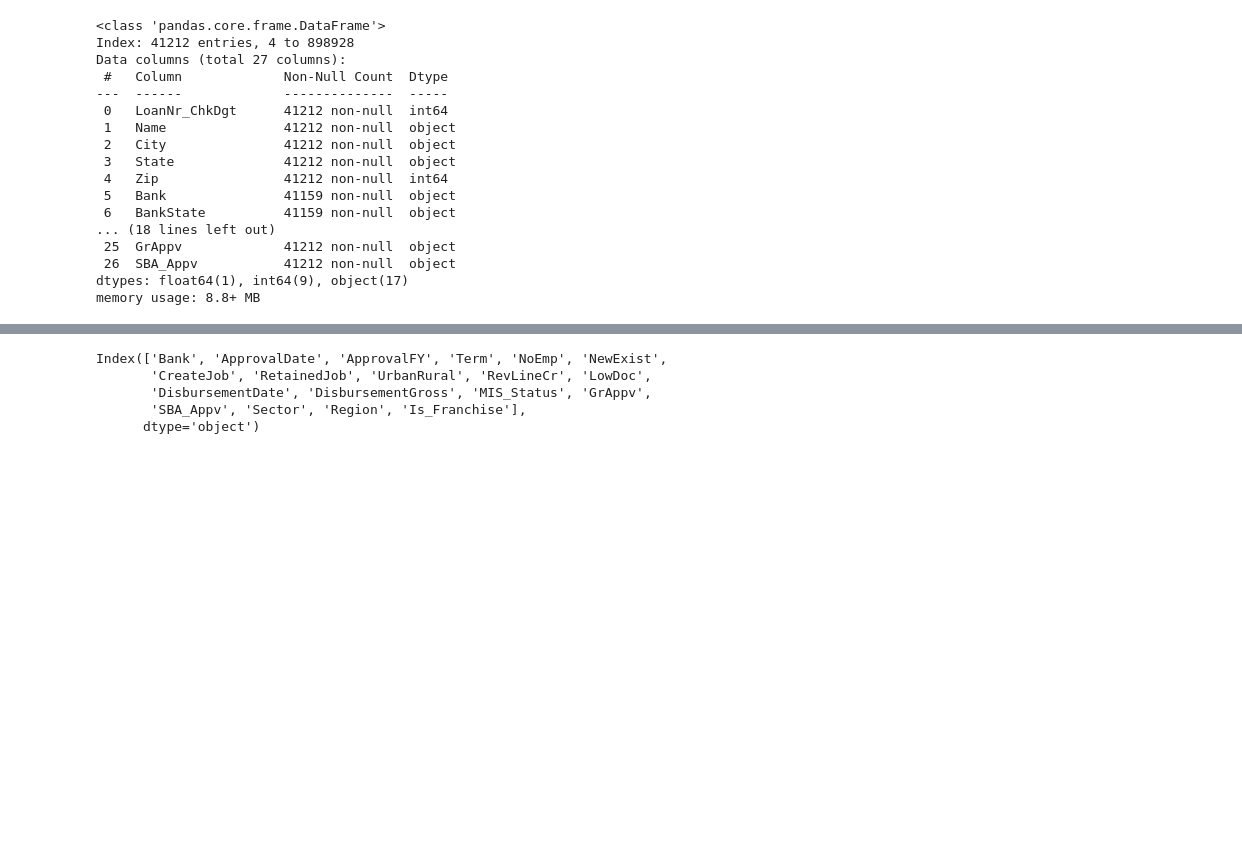
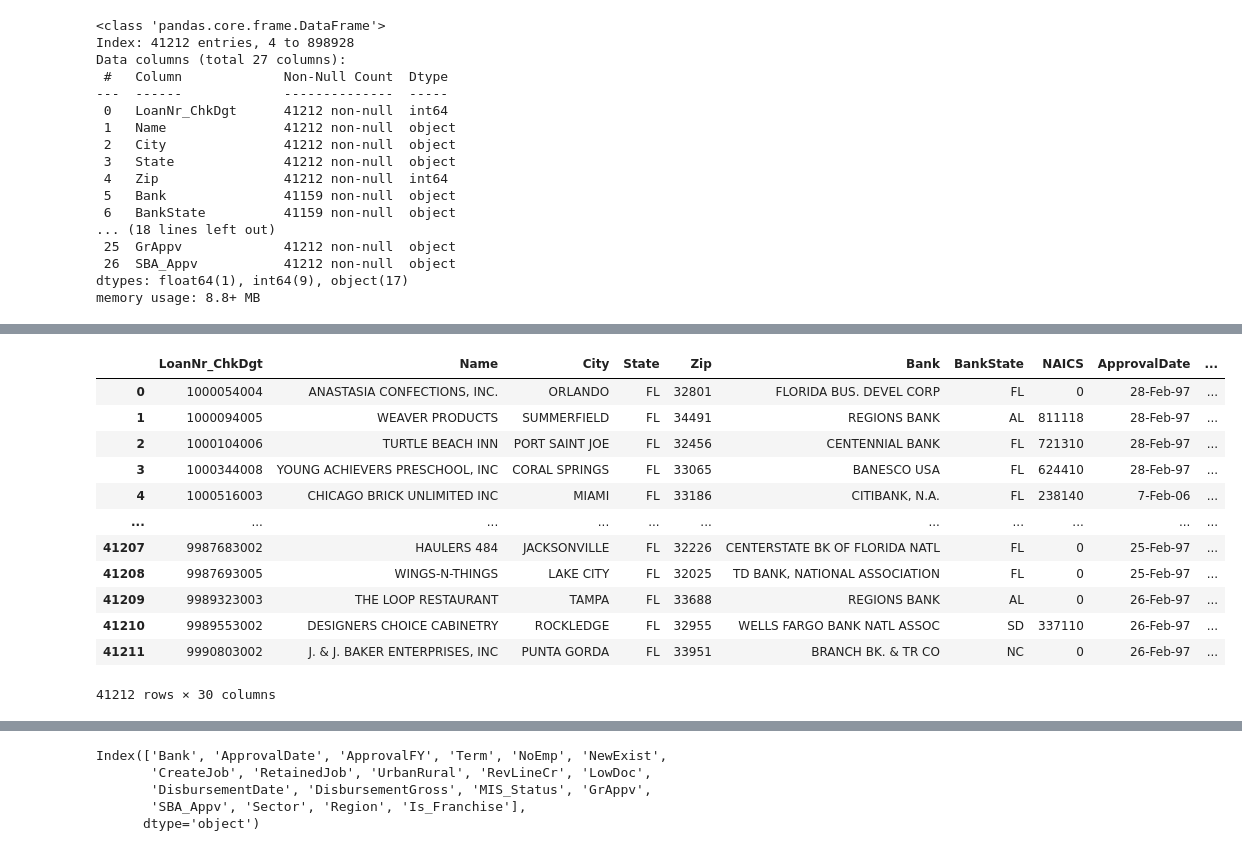
Before and after one commit to Elhai12/SBA_loans_predict, a Jupyter notebook: Preparation.ipynb, the cells around one changed output, grey strips where cells are left out. Drawn from its saved outputs; the diff is of its cells as text; code cells hidden in the pictures; blank space fills up the shorter version.

```diff
--- a/Preparation.ipynb
+++ b/Preparation.ipynb
@@ -10,6 +19,5 @@ warnings.filterwarnings('ignore')
 # %%
-df_loans = pd.read_csv('/content/SBAnational.csv')
-df_filter = df_loans[df_loans['State'].isin(['FL'])]
+df_filter = pd.read_csv('/content/SBA_loans_predict/sba_loans_filtered')
 df_filter.info()
 # %% [output]
 <class 'pandas.core.frame.DataFrame'>
@@ -37,6 +42,17 @@ df_filter['Sector'] = df_filter['NAICS'].astype(str).str[:2]
-# %%
-df_filter['Region'] = pd.cut(
-    df_filter['Zip'].astype(int),
-    bins=[32000, 32399, 32799, 33199, 35000],
-    labels=['North-Central Florida', 'Central Florida', 'Central-East Florida', 'South Florida']
-)
+# %%
+def assign_region(zip_code):
+    if 32000 <= zip_code <= 32139:
+        return 'North Florida'
+    elif 32140 <= zip_code <= 32799:
+        return 'Central Florida'
+    elif 32800 <= zip_code <= 32999:
+        return 'East Florida'
+    elif 33000 <= zip_code <= 34999:
+        return 'South Florida'
+    elif 35000 <= zip_code <= 36999:
+        return 'West Florida'
+    else:
+        return 'Unknown'
+
+
+df_filter['Region'] = df_filter['Zip'].astype(int).apply(assign_region)
@@ -43 +138,18 @@ df_filter['Region'] = pd.cut(
+# %%
+df_merge = pd.merge(df_filter,df_zip,on='Zip',how='left')
+df_merge
+# %% [output]
+|  | LoanNr_ChkDgt | Name | City | State | Zip | Bank | BankState | NAICS | ApprovalDate | ... |
+| 0 | 1000054004 | ANASTASIA CONFECTIONS, INC. | ORLANDO | FL | 32801 | FLORIDA BUS. DEVEL CORP | FL | 0 | 28-Feb-97 | ... |
+| 1 | 1000094005 | WEAVER PRODUCTS | SUMMERFIELD | FL | 34491 | REGIONS BANK | AL | 811118 | 28-Feb-97 | ... |
+| 2 | 1000104006 | TURTLE BEACH INN | PORT SAINT JOE | FL | 32456 | CENTENNIAL BANK | FL | 721310 | 28-Feb-97 | ... |
+| 3 | 1000344008 | YOUNG ACHIEVERS PRESCHOOL, INC | CORAL SPRINGS | FL | 33065 | BANESCO USA | FL | 624410 | 28-Feb-97 | ... |
+| 4 | 1000516003 | CHICAGO BRICK UNLIMITED INC | MIAMI | FL | 33186 | CITIBANK, N.A. | FL | 238140 | 7-Feb-06 | ... |
+| ... | ... | ... | ... | ... | ... | ... | ... | ... | ... | ... |
+| 41207 | 9987683002 | HAULERS 484 | JACKSONVILLE | FL | 32226 | CENTERSTATE BK OF FLORIDA NATL | FL | 0 | 25-Feb-97 | ... |
+| 41208 | 9987693005 | WINGS-N-THINGS | LAKE CITY | FL | 32025 | TD BANK, NATIONAL ASSOCIATION | FL | 0 | 25-Feb-97 | ... |
+| 41209 | 9989323003 | THE LOOP RESTAURANT | TAMPA | FL | 33688 | REGIONS BANK | AL | 0 | 26-Feb-97 | ... |
+| 41210 | 9989553002 | DESIGNERS CHOICE CABINETRY | ROCKLEDGE | FL | 32955 | WELLS FARGO BANK NATL ASSOC | SD | 337110 | 26-Feb-97 | ... |
+| 41211 | 9990803002 | J. & J. BAKER ENTERPRISES, INC | PUNTA GORDA | FL | 33951 | BRANCH BK. & TR CO | NC | 0 | 26-Feb-97 | ... |
+41212 rows × 30 columns
 # %%
```
Also changed, not shown: parts of 32 cells of this notebook.
